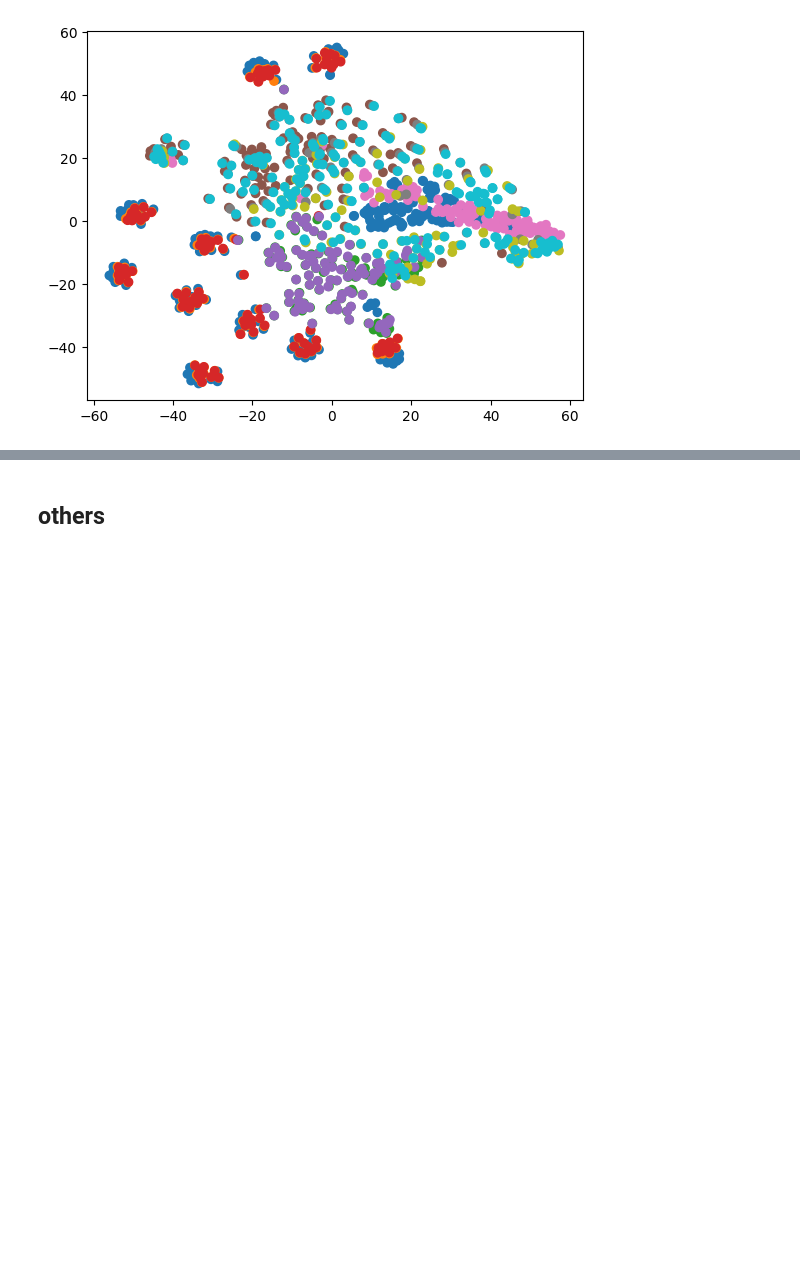
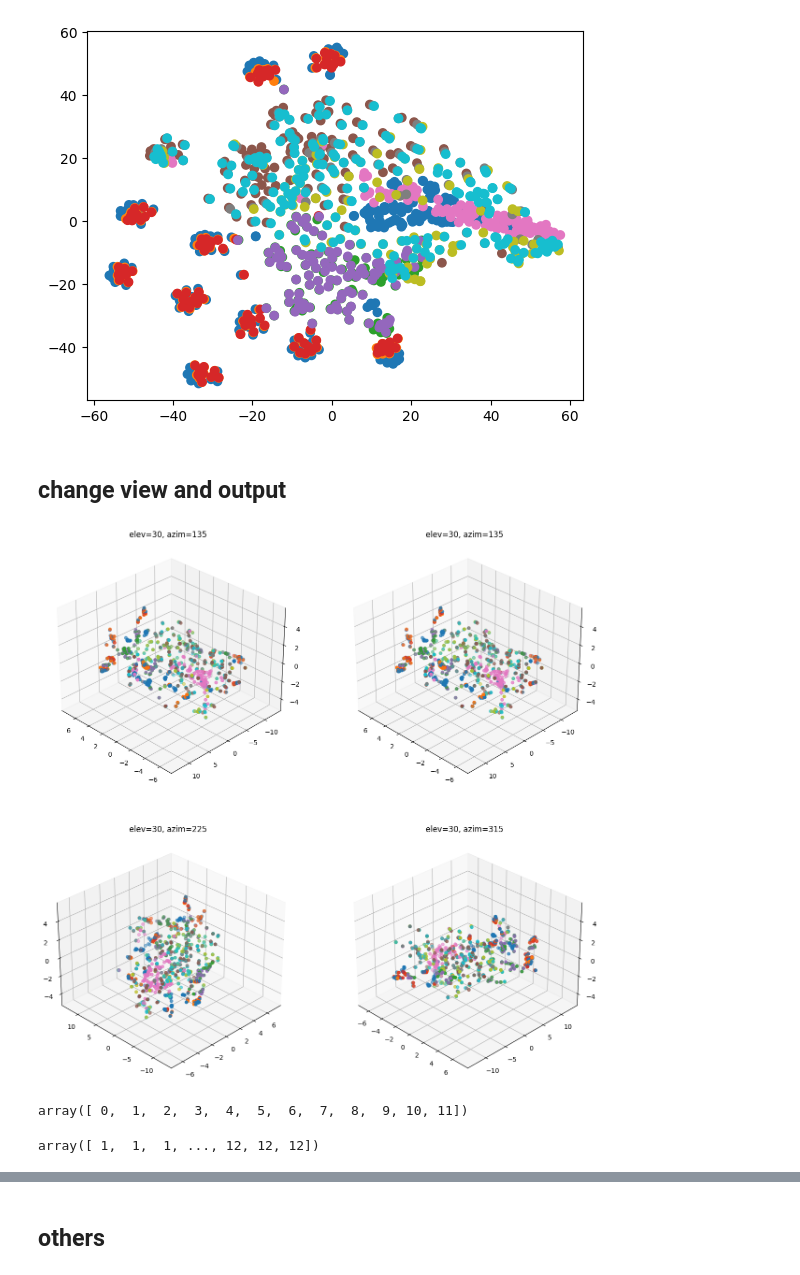
Before and after one commit to zhiyongchenGREAT/FedSPK, a Jupyter notebook: evaluate_tsne.ipynb, the cells around one changed output, grey strips where cells are left out. Cells and saved outputs as stored; diff of their text form; code cells hidden in the pictures; blank space fills up the shorter version.

```diff
--- a/evaluate_tsne.ipynb
+++ b/evaluate_tsne.ipynb
@@ -241,6 +243,6 @@ for i in range(12):
     domains_total.append(numpy_domains1)
 # %%
 # concate array in feats_total into one numpy array
-feats_total_numpy = np.concatenate(feats_total, axis=0)
+feats_total_numpy1 = np.concatenate(feats_total, axis=0)
 # %%
 # concate array in labels_total into one numpy array
@@ -248,12 +250,12 @@ labels_total_numpy = np.concatenate(labels_total, axis=0)
 # %%
 # concate array in domains_total into one numpy array
-domains_total_numpy = np.concatenate(domains_total, axis=0)
+domains_total_numpy1 = np.concatenate(domains_total, axis=0)
 # %%
 # use sklearn TSEN to visualize the embedding, Cent, 3D
 from sklearn.manifold import TSNE
 
 tsne = TSNE(n_components=3, verbose=1, perplexity=40, n_iter=300)
-tsne_results = tsne.fit_transform(feats_total_numpy)
+tsne_results = tsne.fit_transform(feats_total_numpy1)
 
 # visualize the embedding
 import matplotlib.pyplot as plt
@@ -261,7 +263,7 @@ from mpl_toolkits.mplot3d import Axes3D
 
 fig = plt.figure(figsize=(10,10))
 ax = fig.add_subplot(111, projection='3d')
-ax.scatter(tsne_results[:,0], tsne_results[:,1], tsne_results[:,2], c=domains_total_numpy, cmap='tab10')
+ax.scatter(tsne_results[:,0], tsne_results[:,1], tsne_results[:,2], c=domains_total_numpy1, cmap='tab10')
 plt.show()
 # %% [output]
 [t-SNE] Computing 121 nearest neighbors...
@@ -290,3 +292,37 @@ plt.scatter(embedding_2d[:, 0], embedding_2d[:, 1], c=domains_total_numpy, cmap=
 plt.show()
 # %% [output]
 [figure]
+# %% [markdown]
+## change view and output
+# %%
+import matplotlib.pyplot as plt
+from mpl_toolkits.mplot3d import Axes3D
+
+# Set up the plot with multiple subplots and different angles
+fig, axes = plt.subplots(2, 2, figsize=(15, 15), subplot_kw=dict(projection='3d'))
+
+# Define the angles for each subplot
+angles = [
+    (30, 135),
+    (30, 135),
+    (30, 225),
+    (30, 315),
+]
+
+# Loop through the subplots and plot the data with the specified angles
+for ax, (elev, azim) in zip(axes.flat, angles):
+    ax.scatter(tsne_results[:, 0], tsne_results[:, 1], tsne_results[:, 2], c=domains_total_numpy, cmap='tab10')
+    ax.view_init(elev=elev, azim=azim)
+    ax.set_title(f"elev={elev}, azim={azim}")
+
+plt.show()
+# %% [output]
+[figure, added]
+# %%
+np.unique(domains_total_numpy)
+# %% [output]
+array([ 0,  1,  2,  3,  4,  5,  6,  7,  8,  9, 10, 11])
+# %%
+domains_total_numpy +1
+# %% [output]
+array([ 1,  1,  1, ..., 12, 12, 12])
```
Also changed, not shown: parts of 6 cells of this notebook, 3 other files.
